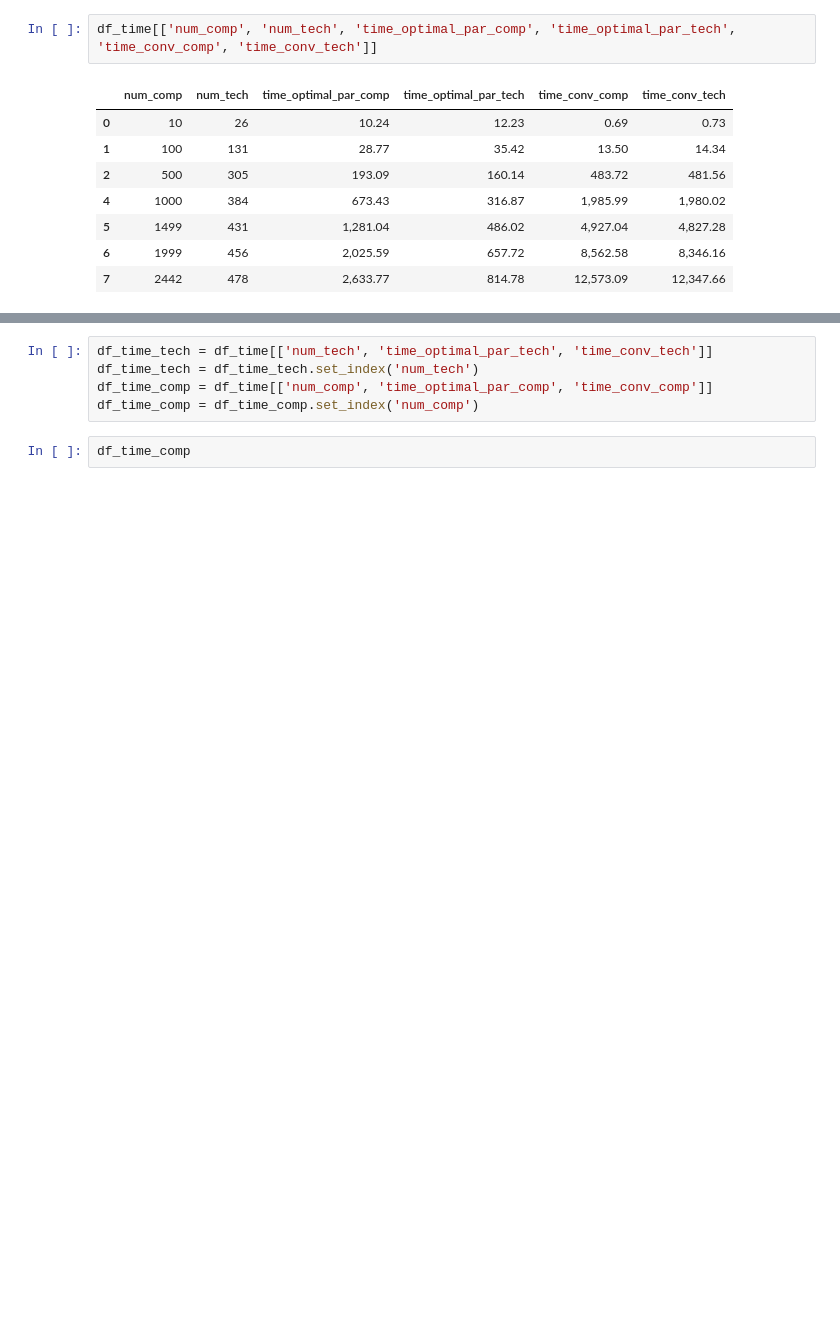
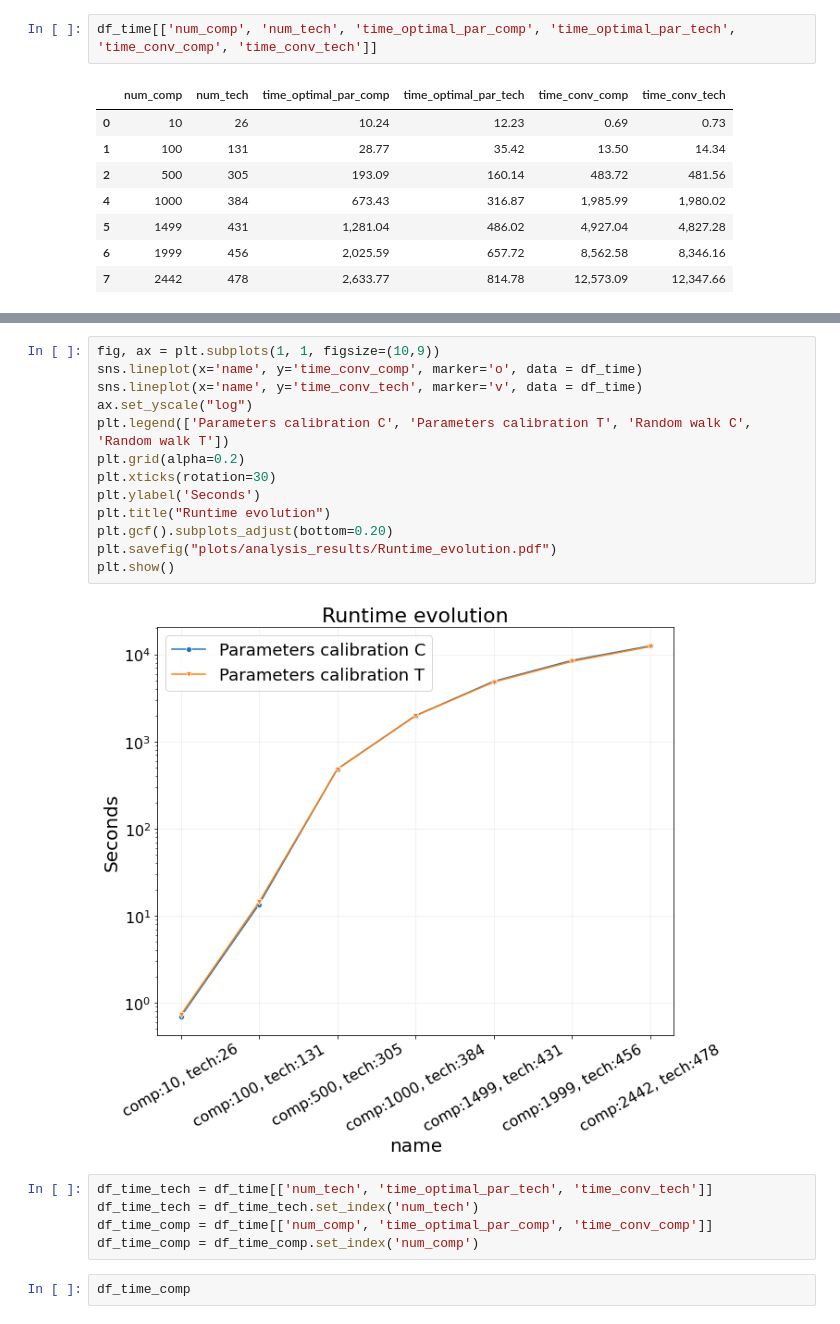
Before and after one commit to technometrics-lab/5-TechRank, a Jupyter notebook: analysis_results.ipynb, the cells around one changed output, grey strips where cells are left out. Drawn from its saved outputs; the diff is of its cells as text; blank space fills up the shorter version.

```diff
--- a/analysis_results.ipynb
+++ b/analysis_results.ipynb
@@ -224,3 +130,18 @@ plt.show()
+# %%
+fig, ax = plt.subplots(1, 1, figsize=(10,9))
+sns.lineplot(x='name', y='time_conv_comp', marker='o', data = df_time)
+sns.lineplot(x='name', y='time_conv_tech', marker='v', data = df_time)
+ax.set_yscale("log")
+plt.legend(['Parameters calibration C', 'Parameters calibration T', 'Random walk C', 'Random walk T'])
+plt.grid(alpha=0.2)
+plt.xticks(rotation=30)
+plt.ylabel('Seconds')
+plt.title("Runtime evolution")
+plt.gcf().subplots_adjust(bottom=0.20)
+plt.savefig("plots/analysis_results/Runtime_evolution.pdf")
+plt.show()
+# %% [output]
+[figure, added]
 # %%
 df_time_tech = df_time[['num_tech', 'time_optimal_par_tech', 'time_conv_tech']]
 df_time_tech = df_time_tech.set_index('num_tech')
```
Also changed, not shown: parts of 46 cells of this notebook, 18 other files.
